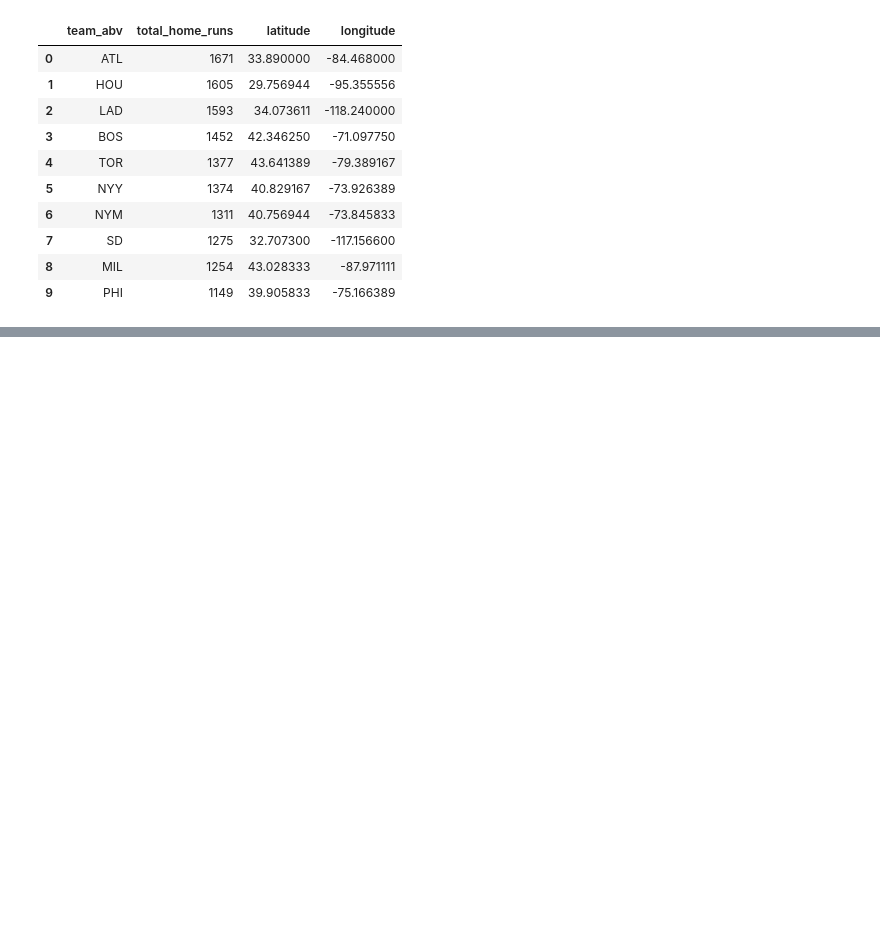
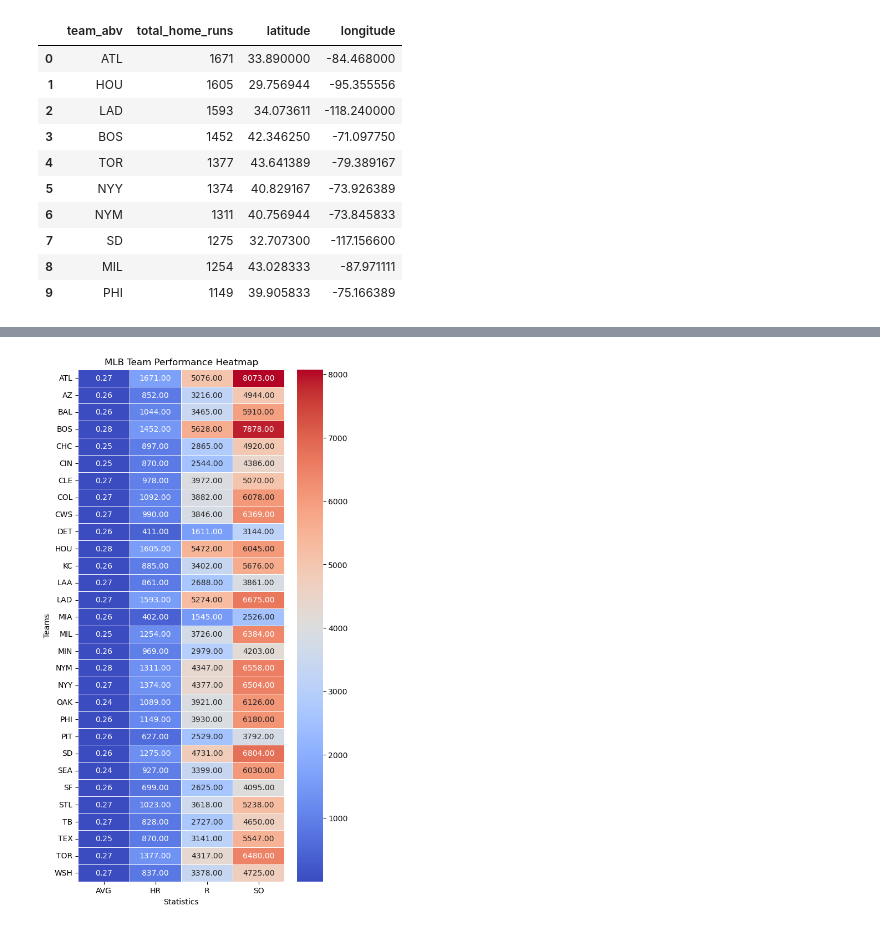
Before and after one commit to mmitry/project-3-group-06, a Jupyter notebook: database/mlb_test_viz.ipynb, the cells around one changed output, grey strips where cells are left out. Saved outputs shown, nothing was run; the diff lists cells and outputs as text; code cells hidden in the pictures; blank space fills up the shorter version.

Commit message:
heatmap code

```diff
--- a/database/mlb_test_viz.ipynb
+++ b/database/mlb_test_viz.ipynb
@@ -234,3 +234,20 @@ df2.head(10)
 | 7 | SD | 1275 | 32.707300 | -117.156600 |
 | 8 | MIL | 1254 | 43.028333 | -87.971111 |
 | 9 | PHI | 1149 | 39.905833 | -75.166389 |
+# %%
+# Pitching vs. Hitting Performance Radar Chart
+
+# Raw sql query
+pitching_hitting_query = """SELECT
+                                team_abv,
+                                AVG(AVG) AS AVG,
+                                SUM(HR) AS HR,
+                                SUM(R) AS R,
+                                SUM(SO) AS SO
+                            FROM mlb_dataset
+                            GROUP BY team_abv
+                            """
+
+
+pitching_hitting_df = pd.read_sql(pitching_hitting_query, con=conn)
+pitching_hitting_df.head(10)
@@ -237,3 +266,22 @@ df2.head(10)
+# %%
+# Create Heatmap
+# Size
+plt.figure(figsize=(6, 12))
+
+# Set orientation
+pitching_hitting_df.set_index("team_abv", inplace=True)
+
+# Make heatmap
+sns.heatmap(pitching_hitting_df, cmap="coolwarm", annot=True, fmt=".2f", linewidths=0.5)
+
+# Labels
+plt.ylabel("Teams")
+plt.xlabel("Statistics")
+plt.title("MLB Team Performance Heatmap")
+
+plt.show()
+# %% [output]
+[figure, added]
 # %%
 conn.close()
 engine.dispose()
```
Also changed, not shown: parts of 1 cell of this notebook, 1 other file.
